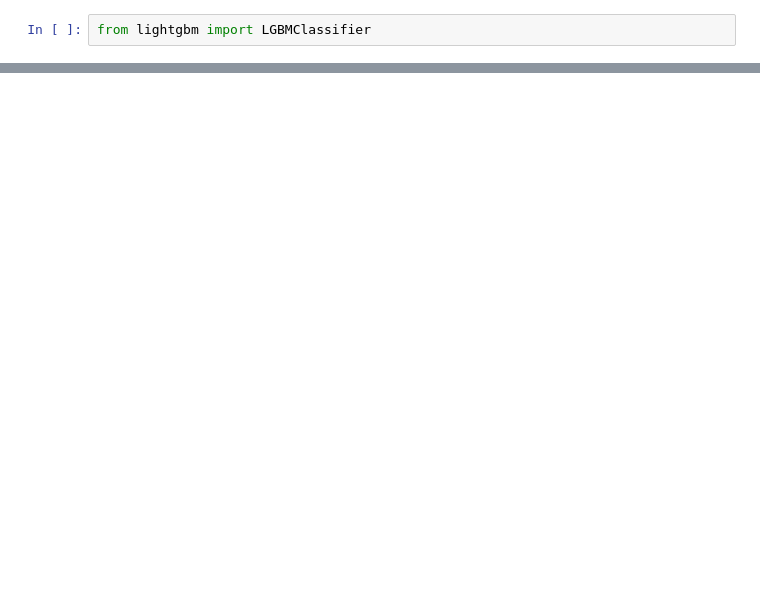
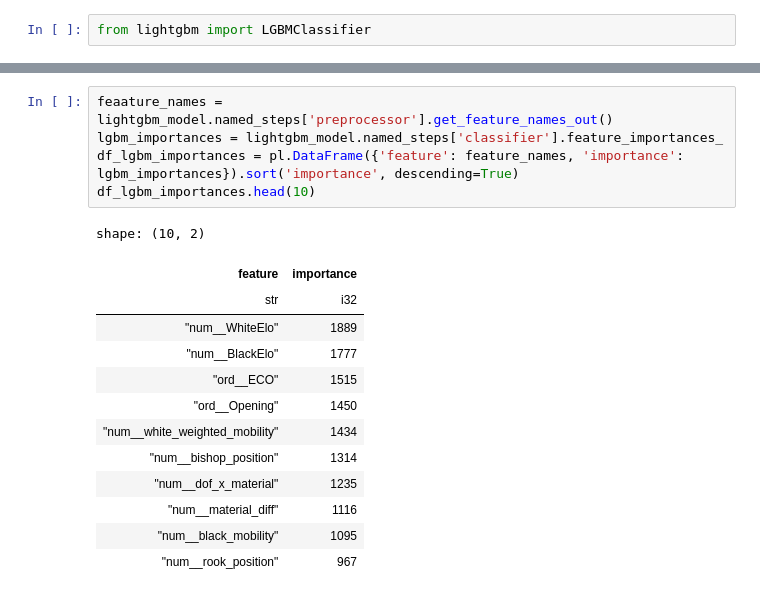
Before and after one commit to Gee1818/fastapi-production-template, a Jupyter notebook: src/app/playground/initial model.ipynb, the cells around one changed output, grey strips where cells are left out. Saved outputs shown, nothing was run; the diff lists cells and outputs as text; blank space fills up the shorter version.

Commit message:
feature(modeling): improve modeling

```diff
--- a/src/app/playground/initial model.ipynb
+++ b/src/app/playground/initial model.ipynb
@@ -784,0 +948,19 @@ metrics_lgbm
+# %%
+feaature_names = lightgbm_model.named_steps['preprocessor'].get_feature_names_out()
+lgbm_importances = lightgbm_model.named_steps['classifier'].feature_importances_
+df_lgbm_importances = pl.DataFrame({'feature': feature_names, 'importance': lgbm_importances}).sort('importance', descending=True)
+df_lgbm_importances.head(10)
+# %% [output]
+shape: (10, 2)
+| feature | importance |
+| str | i32 |
+| "num__WhiteElo" | 1889 |
+| "num__BlackElo" | 1777 |
+| "ord__ECO" | 1515 |
+| "ord__Opening" | 1450 |
+| "num__white_weighted_mobility" | 1434 |
+| "num__bishop_position" | 1314 |
+| "num__dof_x_material" | 1235 |
+| "num__material_diff" | 1116 |
+| "num__black_mobility" | 1095 |
+| "num__rook_position" | 967 |
```
Also changed, not shown: parts of 18 cells of this notebook.
